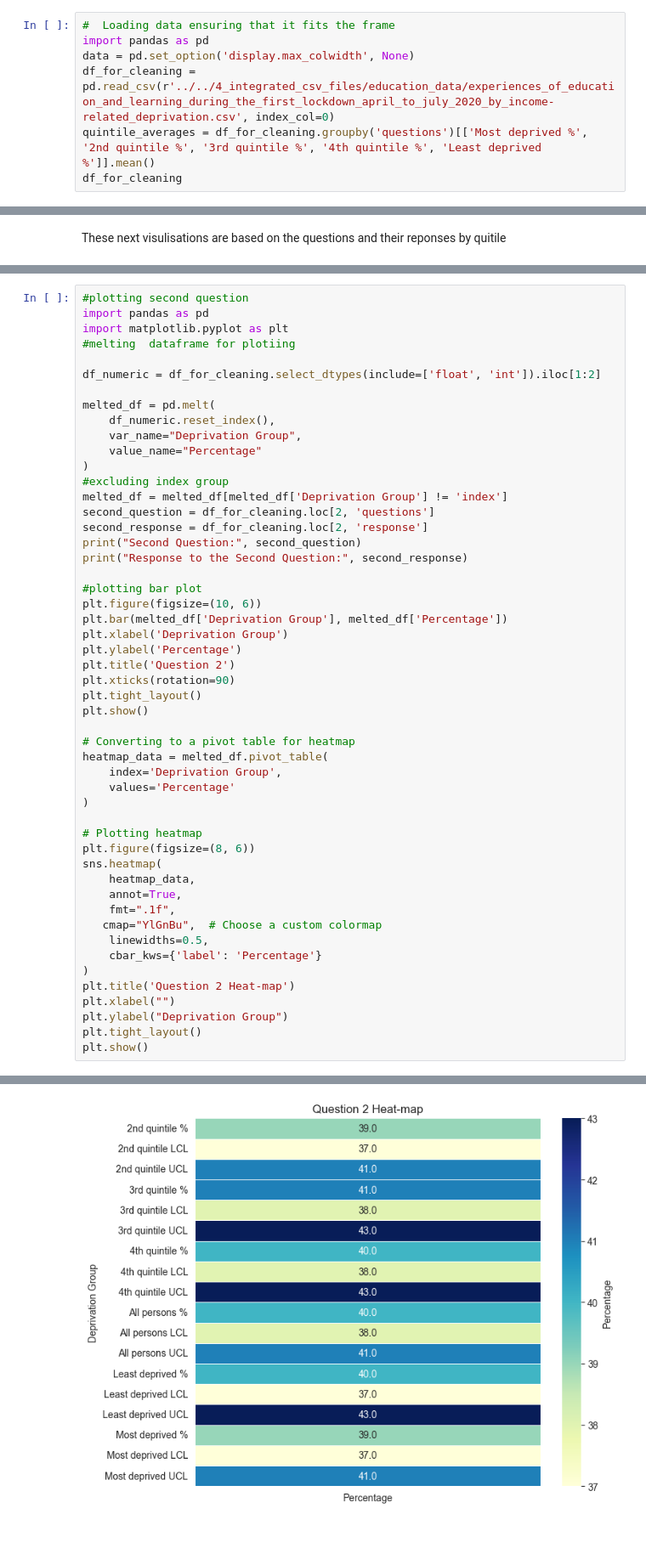
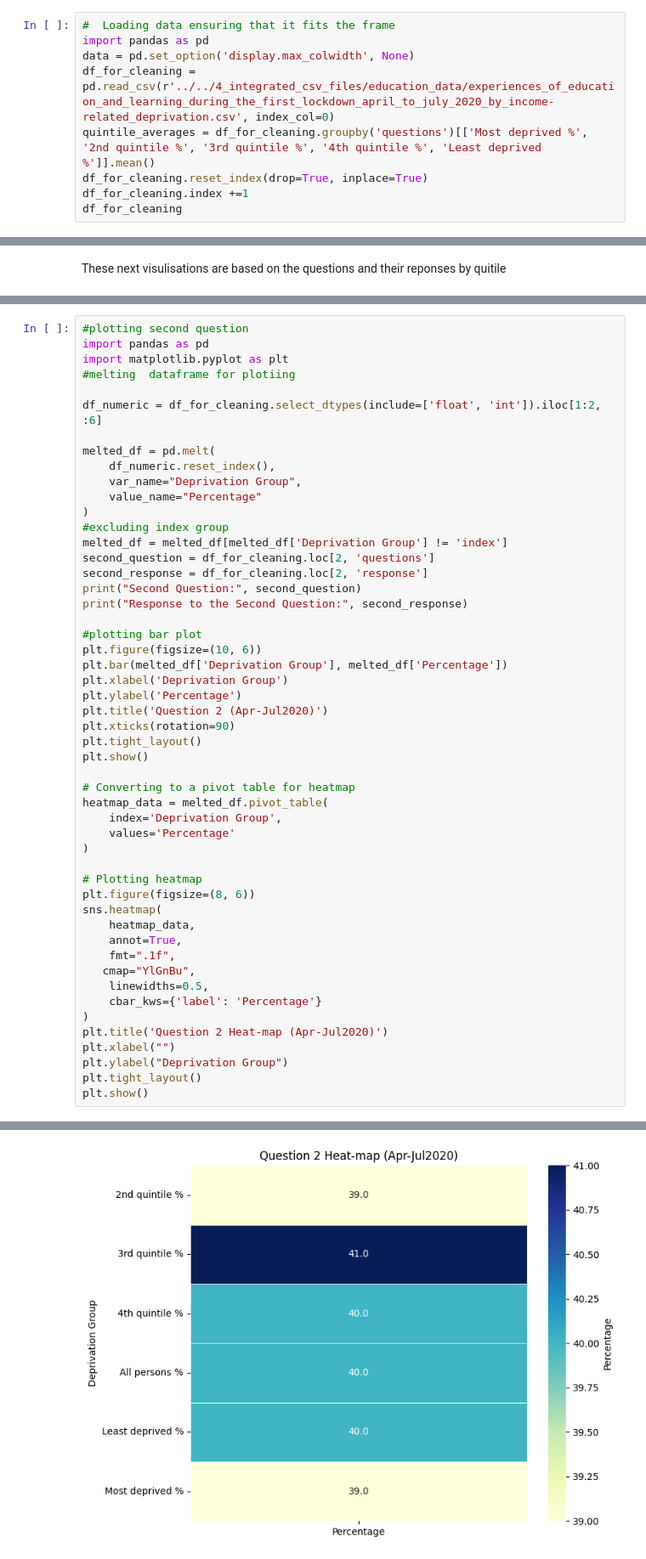
Before and after one commit to branticus94/Group-1-Data-Final-Project, a Jupyter notebook: 7_analysis_and_visualisation_notebooks/11_education/april-july2020learning.ipynb, the cells around one changed output, grey strips where cells are left out. Shown at 85% size. Saved outputs shown, nothing was run; the diff lists cells and outputs as text; blank space fills up the shorter version.

```diff
--- a/7_analysis_and_visualisation_notebooks/11_education/april-july2020learning.ipynb
+++ b/7_analysis_and_visualisation_notebooks/11_education/april-july2020learning.ipynb
@@ -48,6 +48,8 @@ import pandas as pd
 data = pd.set_option('display.max_colwidth', None)
 df_for_cleaning = pd.read_csv(r'../../4_integrated_csv_files/education_data/experiences_of_education_and_learning_during_the_first_lockdown_april_to_july_2020_by_income-related_deprivation.csv', index_col=0)
 quintile_averages = df_for_cleaning.groupby('questions')[['Most deprived %', '2nd quintile %', '3rd quintile %', '4th quintile %', 'Least deprived %']].mean()
+df_for_cleaning.reset_index(drop=True, inplace=True)
+df_for_cleaning.index +=1
 df_for_cleaning
 # %% [output]
 |  | classifier | questions | response | All persons % | Most deprived % | 2nd quintile % | 3rd quintile % | ... |
@@ -220,7 +234,7 @@ import pandas as pd
 import matplotlib.pyplot as plt
 #melting  dataframe for plotiing
 
-df_numeric = df_for_cleaning.select_dtypes(include=['float', 'int']).iloc[1:2]
+df_numeric = df_for_cleaning.select_dtypes(include=['float', 'int']).iloc[1:2, :6]
 
 melted_df = pd.melt(
     df_numeric.reset_index(),
@@ -239,7 +253,7 @@ plt.figure(figsize=(10, 6))
 plt.bar(melted_df['Deprivation Group'], melted_df['Percentage'])
 plt.xlabel('Deprivation Group')
 plt.ylabel('Percentage')
-plt.title('Question 2')
+plt.title('Question 2 (Apr-Jul2020)')
 plt.xticks(rotation=90)
 plt.tight_layout()
 plt.show()
@@ -256,11 +270,11 @@ sns.heatmap(
     heatmap_data,
     annot=True,
     fmt=".1f",
-   cmap="YlGnBu",  # Choose a custom colormap
+   cmap="YlGnBu",
     linewidths=0.5,
     cbar_kws={'label': 'Percentage'}
 )
-plt.title('Question 2 Heat-map')
+plt.title('Question 2 Heat-map (Apr-Jul2020)')
 plt.xlabel("")
 plt.ylabel("Deprivation Group")
 plt.tight_layout()
@@ -272,2 +286,2 @@ Response to the Second Question: Attended school in person
-[figure, old version]
+[figure, new version]
 # %% [markdown]
```
Also changed, not shown: parts of 28 cells of this notebook, 3 other files.
